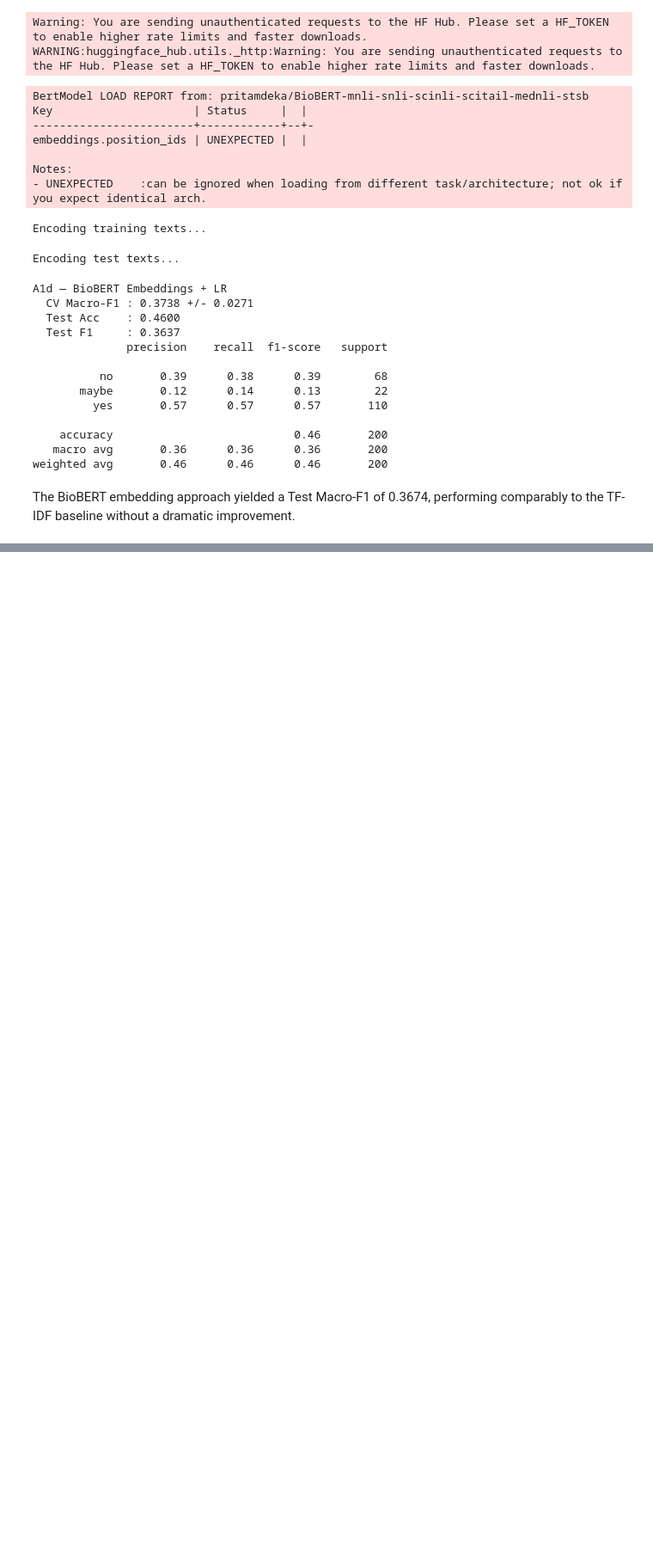
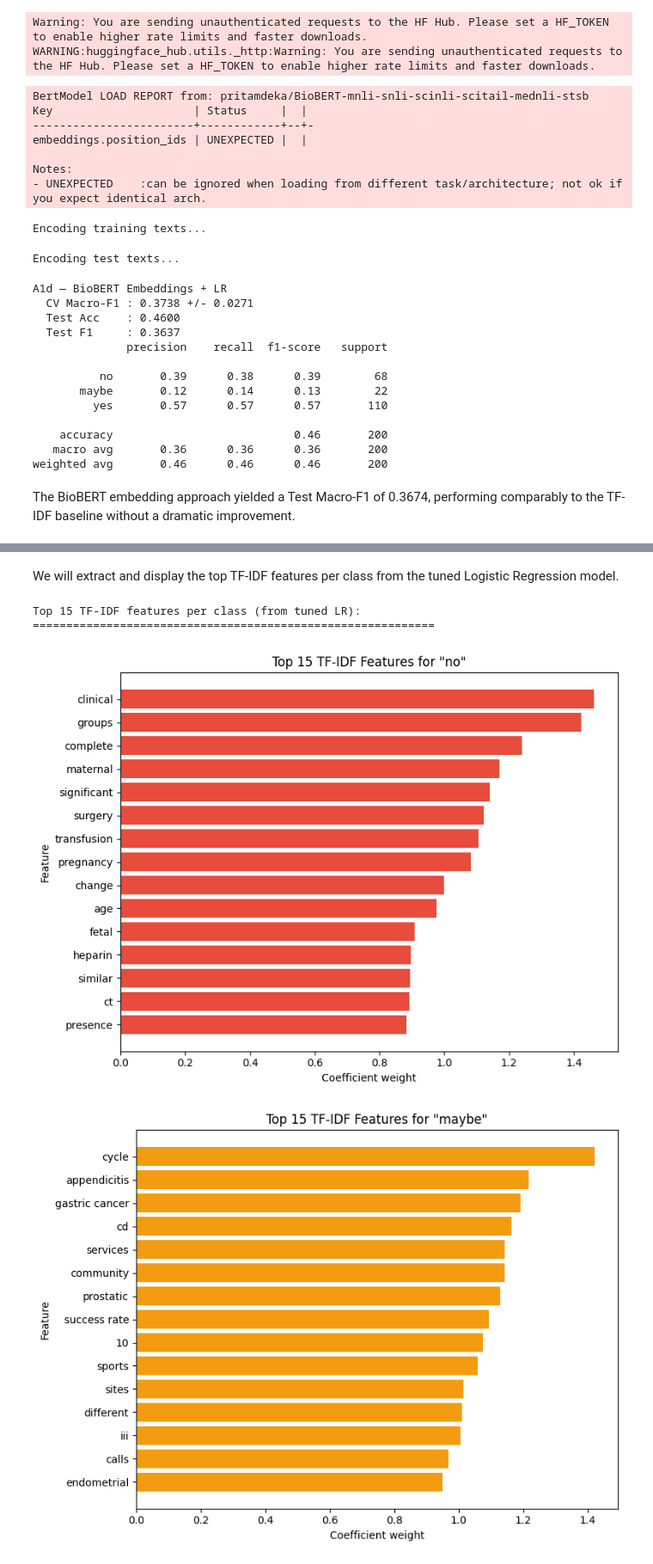
Before and after one commit to tanishkshindepatil01/ai-text-analytics-coursework-team16-task1, a Jupyter notebook: AI&TA_fixed.ipynb, the cells around one changed output, grey strips where cells are left out. Shown at 86% size. Cells and saved outputs as stored; diff of their text form; code cells hidden in the pictures; blank space fills up the shorter version.

```diff
--- a/AI&TA_fixed.ipynb
+++ b/AI&TA_fixed.ipynb
@@ -896,0 +1449,55 @@ The BioBERT embedding approach yielded a Test Macro-F1 of 0.3674, performing com
+# %% [markdown]
+We will extract and display the top TF-IDF features per class from the tuned Logistic Regression model.
+# %%
+import matplotlib.pyplot as plt
+import numpy as np
+import os
+
+print("\nTop 15 TF-IDF features per class (from tuned LR):")
+print("=" * 60)
+
+save_dir = "visualizations"
+os.makedirs(save_dir, exist_ok=True)
+
+feature_names = np.array(
+    word_vec_wc.get_feature_names_out().tolist() +
+    [f"char_{f}" for f in char_vec_wc.get_feature_names_out().tolist()]
+)
+
+best_lr_model = lr_grid.best_estimator_
+
+class_colors = {
+    "no": "#e74c3c",
+    "maybe": "#f39c12",
+    "yes": "#2ecc71"
+}
+
+for cls_id, cls_name in sorted(id2label.items()):
+    coefs = best_lr_model.coef_[cls_id]
+
+    top_idx = np.argsort(coefs)[-15:]
+    top_feats = feature_names[top_idx]
+    top_vals = coefs[top_idx]
+
+    order = np.argsort(top_vals)
+    top_feats = top_feats[order]
+    top_vals = top_vals[order]
+
+    plt.figure(figsize=(8, 6))
+    plt.barh(top_feats, top_vals, color=class_colors.get(cls_name, "#3498db"))
+    plt.title(f'Top 15 TF-IDF Features for "{cls_name}"')
+    plt.xlabel("Coefficient weight")
+    plt.ylabel("Feature")
+    plt.tight_layout()
+
+    file_name = f"visualization_top_15_features_{cls_name}.png"
+    plt.savefig(os.path.join(save_dir, file_name), dpi=300, bbox_inches="tight")
+    plt.show()
+
+print("\nSaved files:")
+print(os.listdir(save_dir))
+# %% [output]
+Top 15 TF-IDF features per class (from tuned LR):
+============================================================
+[figure, added]
+[figure, added]
```
Also changed, not shown: parts of 48 cells of this notebook.
